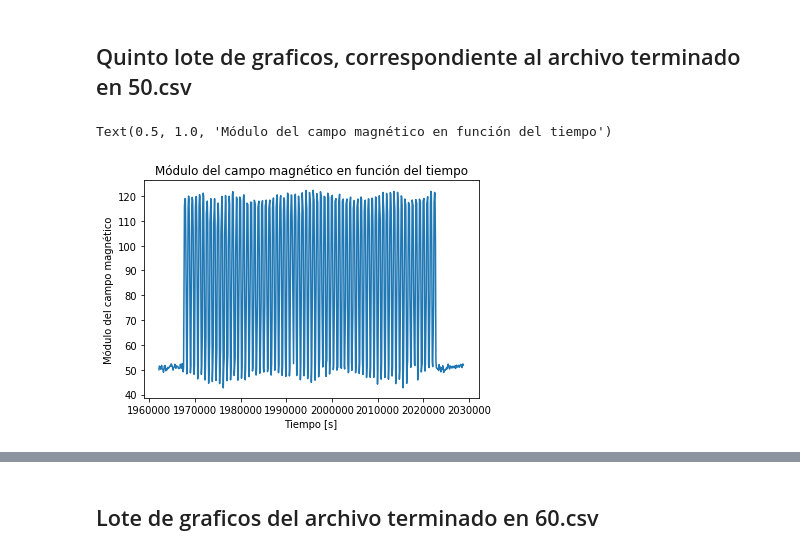
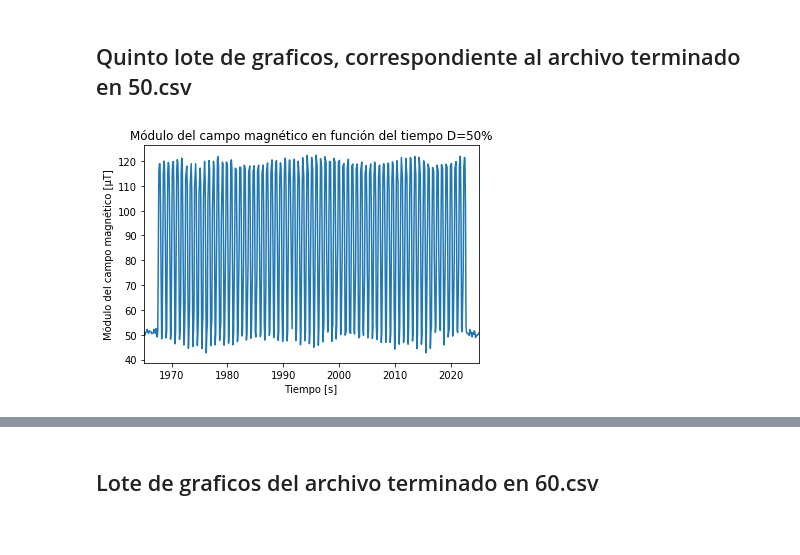
Before and after one commit to Luninni/ExperenciaSatelites, a Jupyter notebook: graficos.ipynb, the cells around one changed output, grey strips where cells are left out. Saved outputs shown, nothing was run; the diff lists cells and outputs as text; code cells hidden in the pictures.

```diff
--- a/graficos.ipynb
+++ b/graficos.ipynb
@@ -459,18 +489,19 @@ while(stringDatos!=""):
     stringDatos=archivo.readline()
 archivo.close()
 # %%
-for i in range(len(time4)):
-    time4[i]/=1000
+for i in range(len(time5)):
+    time5[i]/=1000
 # %%
 B5=[]
 
 for i in range(len(mx5)):
       B5.append((mx5[i]**2+my5[i]**2+mz5[i]**2)**(1.0/2))
 plt.plot(time5,B5)
-
+plt.xlim(1965, 2025)
 plt.xlabel("Tiempo [s]")
-plt.ylabel("Módulo del campo magnético")
-plt.title("Módulo del campo magnético en función del tiempo")
+plt.ylabel("Módulo del campo magnético [\u03bcT]")
+plt.title("Módulo del campo magnético en función del tiempo D=50%")
+plt.savefig('modulo5.eps')
+plt.show()
 # %% [output]
-Text(0.5, 1.0, 'Módulo del campo magnético en función del tiempo')
-[figure, old version]
+[figure, new version]
```
Also changed, not shown: parts of 39 cells of this notebook.
